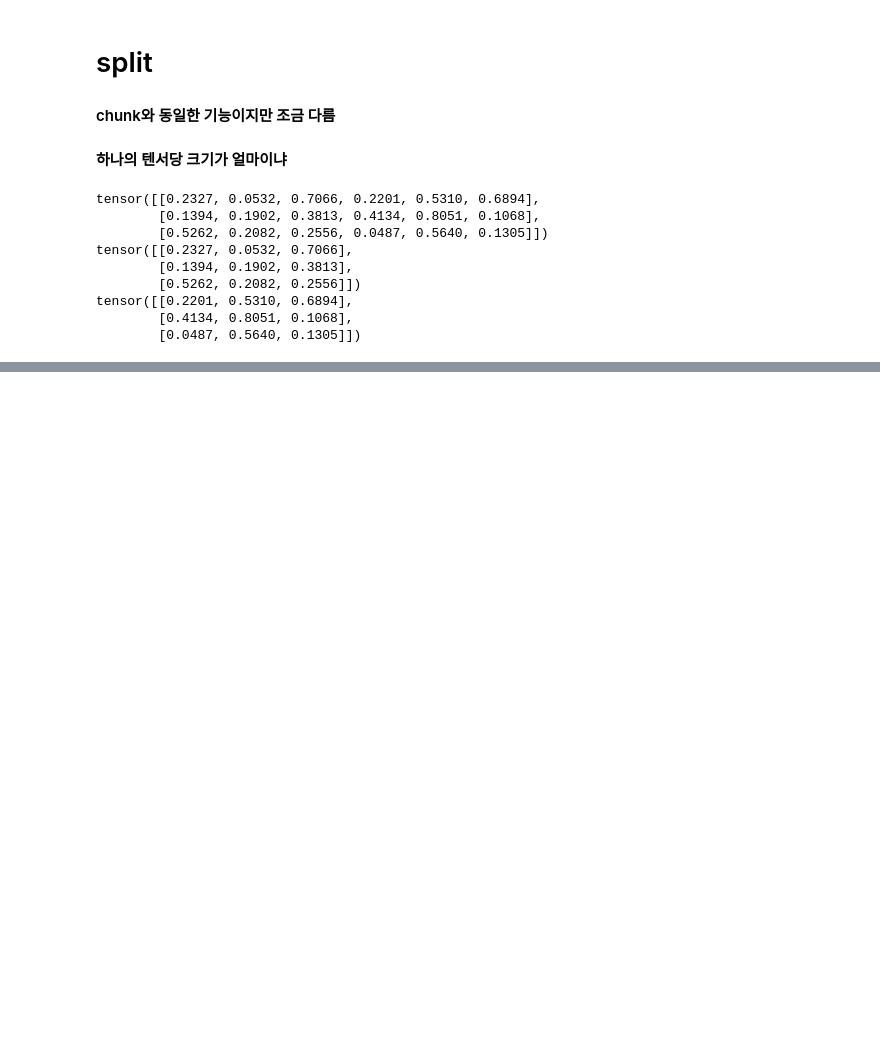
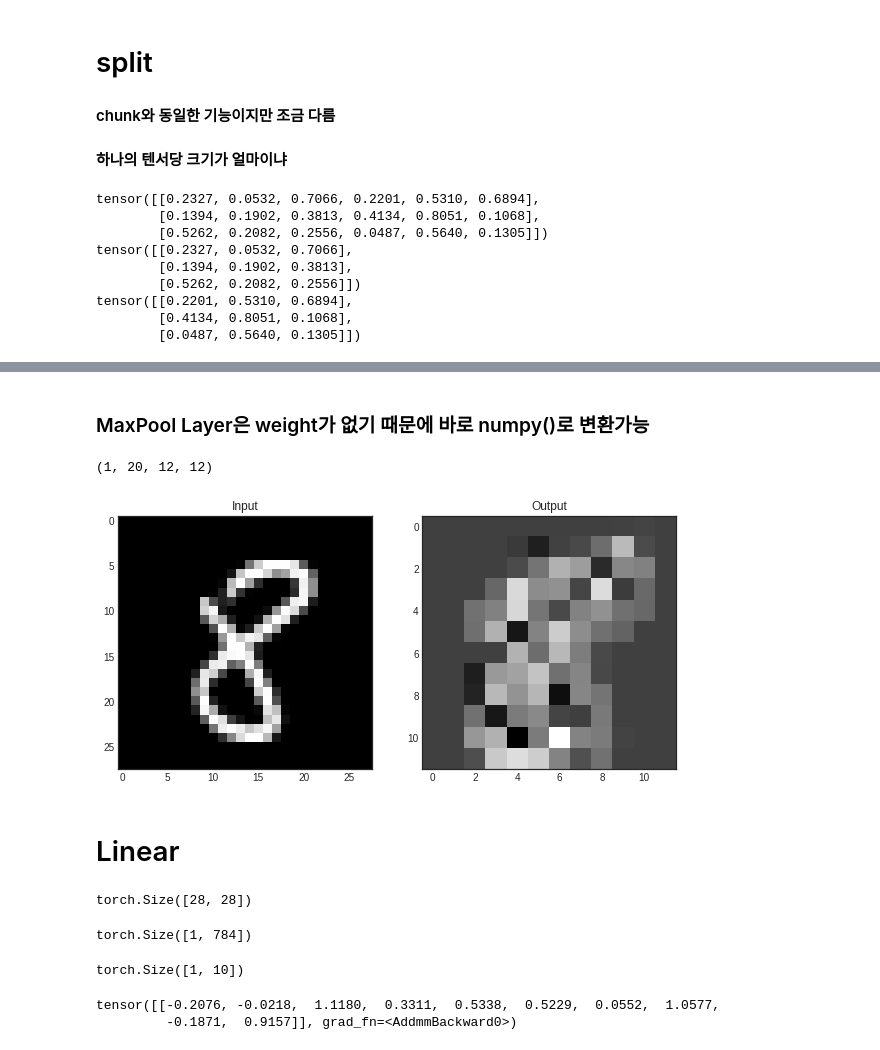
Before and after one commit to zhaocaiQ/machine_learning_study, a Jupyter notebook: pytorch_기초.ipynb, the cells around one changed output, grey strips where cells are left out. Saved outputs shown, nothing was run; the diff lists cells and outputs as text; code cells hidden in the pictures; blank space fills up the shorter version.

```diff
--- a/pytorch_기초.ipynb
+++ b/pytorch_기초.ipynb
@@ -339,0 +847,41 @@ tensor([[0.2201, 0.5310, 0.6894],
+# %% [markdown]
+### MaxPool Layer은 weight가 없기 때문에 바로 numpy()로 변환가능
+# %%
+pool_arr = pool.numpy()
+pool_arr.shape
+# %% [output]
+(1, 20, 12, 12)
+# %%
+plt.figure(figsize=(10,15))
+plt.subplot(121)
+plt.title('Input')
+plt.imshow(image, 'gray')
+plt.subplot(122)
+plt.title('Output')
+plt.imshow(pool_arr[0,0,:,:], 'gray')
+plt.show()
+# %% [output]
+[figure, added]
+# %% [markdown]
+# Linear
+# %%
+numpy -> tensor로 변경
+image = torch.from_numpy(image)
+image.shape
+# %% [output]
+torch.Size([28, 28])
+# %%
+flatten = image.view(1, 28*28)
+flatten.shape
+# %% [output]
+torch.Size([1, 784])
+# %%
+lin = nn.Linear(784, 10)(flatten)
+lin.shape
+# %% [output]
+torch.Size([1, 10])
+# %%
+lin
+# %% [output]
+tensor([[-0.2076, -0.0218,  1.1180,  0.3311,  0.5338,  0.5229,  0.0552,  1.0577,
+         -0.1871,  0.9157]], grad_fn=<AddmmBackward0>)
```
Also changed, not shown: parts of 94 cells of this notebook.
